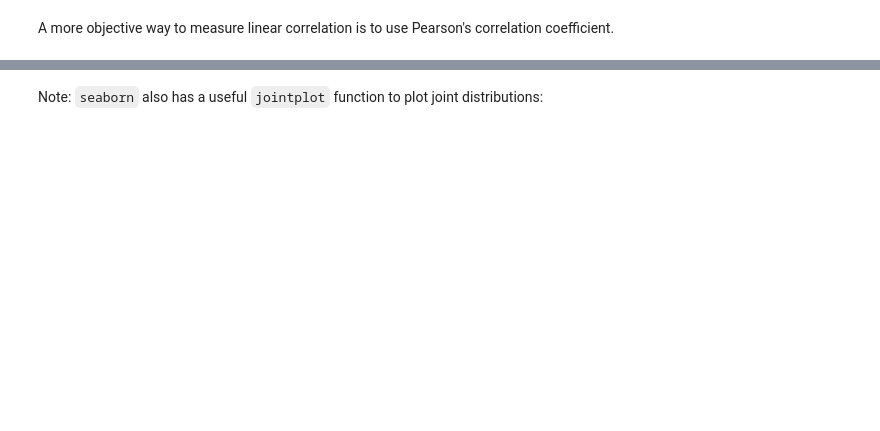
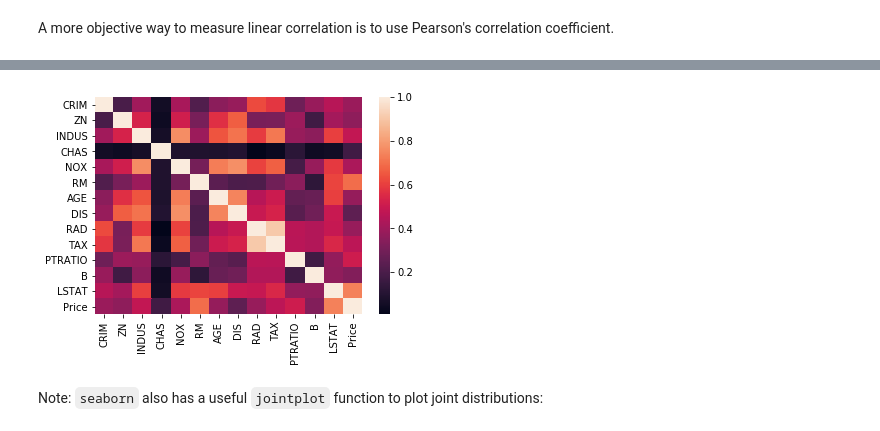
Before and after one commit to glatard/intro-data-analysis-python, a Jupyter notebook: Lecture7.ipynb, the cells around one changed output, grey strips where cells are left out. Cells and saved outputs as stored; diff of their text form; code cells hidden in the pictures; blank space fills up the shorter version.

```diff
--- a/Lecture7.ipynb
+++ b/Lecture7.ipynb
@@ -133,6 +214,13 @@ The `seaborn` library (documentation [here](https://seaborn.pydata.org/)), avail
 <img src="https://upload.wikimedia.org/wikipedia/commons/thumb/d/dd/Antu_task-complete.svg/1024px-Antu_task-complete.svg.png" width=50 align=left/>
 
 * Use this library to visualize a heatmap of the previous DataFrame.
+# %%
+corr = df.corr()
+import seaborn as sns
+sns.heatmap(corr.abs())
+plt.show()
+# %% [output]
+[figure, added]
 # %% [markdown]
 Note: `seaborn` also has a useful `jointplot` function to plot joint distributions:
 # %%
```
Also changed, not shown: parts of 16 cells of this notebook.
